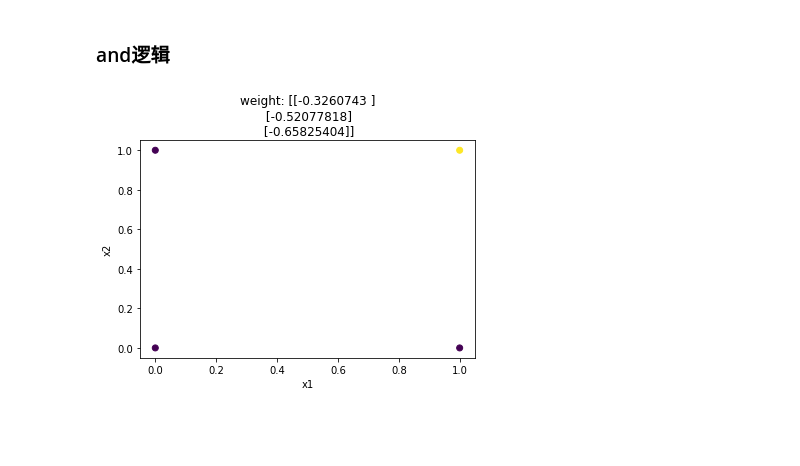
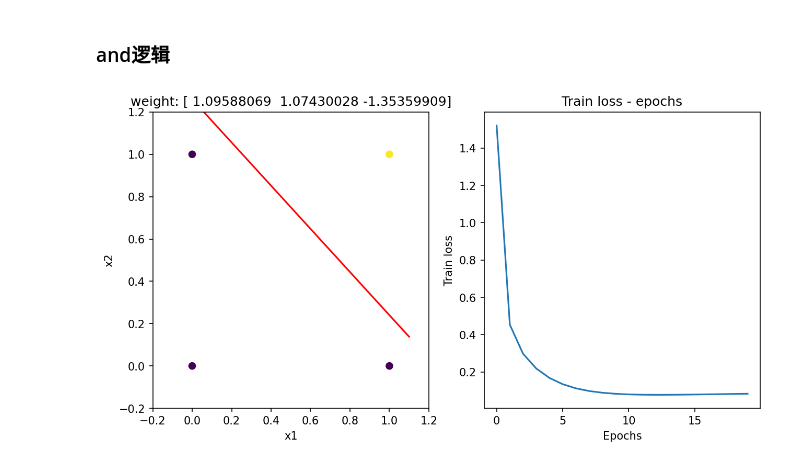
Before and after one commit to koolo233/NeuralNetworks, a Jupyter notebook: Adaline.ipynb, the cells around one changed output. Saved outputs shown, nothing was run; the diff lists cells and outputs as text; code cells hidden in the pictures; blank space fills up the shorter version.

Commit message:
Adaline Examples

```diff
--- a/Adaline.ipynb
+++ b/Adaline.ipynb
@@ -372,11 +388,11 @@ class DataLoader(object):
 # and
 
 # 模型
-adaline_model = Adeline(eta=0.01)
+adaline_model = Adeline(eta=0.1)
 # 数据生成器
 data_creator = DataCreator()
 # 最大训练次数
-max_epoch = 1
+max_epoch = 20
 # 获取训练数据
 train_x_all, train_y_all = data_creator.get_and_data()
 
@@ -385,34 +401,39 @@ train_x_all, train_y_all = data_creator.get_and_data()
 train_method = "MBGD"
 # batch size
 # 若为BGD，则batch_size为所有训练数据的总和
 # 若为SGD，则batch_size为1
 # 若为MBGD，则batch_size为自定义批大小，大于1小于所有训练数据的总和
 if train_method == "BGD":
     batch_size = len(train_x_all)
 elif train_method == "MBGD":
     batch_size = 2
 else:
     batch_size = 1
 
 # 训练集
 train_dataset = DataSet(train_x_all, train_y_all)
 # 数据加载器
 train_dataloader = DataLoader(train_dataset, batch_size, shuffle=True)
 train_num = len(train_y_all)
+train_loss_list = list()
 
+plt.figure(figsize=(10, 5), dpi=150)
 for epoch in range(max_epoch):
+    train_loss = 0
     for batch_loop, batch_ in enumerate(train_dataloader):
         # 读取数据
         train_x = batch_["inputs"]
         train_y = batch_["label"]
 
         # 训练
-        train_loss = adaline_model.train(train_x, train_y)
+        train_loss += adaline_model.train(train_x, train_y)
 
-    adaline_model.draw(train_x_all, train_y_all)
+    train_loss_list.append(train_loss / len(train_dataloader))
 
-adaline_model.draw(train_x_all, train_y_all)
+    adaline_model.draw(train_x_all, train_y_all, train_loss_list)
+
+adaline_model.draw(train_x_all, train_y_all, train_loss_list)
 adaline_model.create_gif("add_adaline")
 plt.show()
 # %% [output]
-[figure, old version]
+[figure, new version]
```
Also changed, not shown: parts of 20 cells of this notebook, 8 other files.
